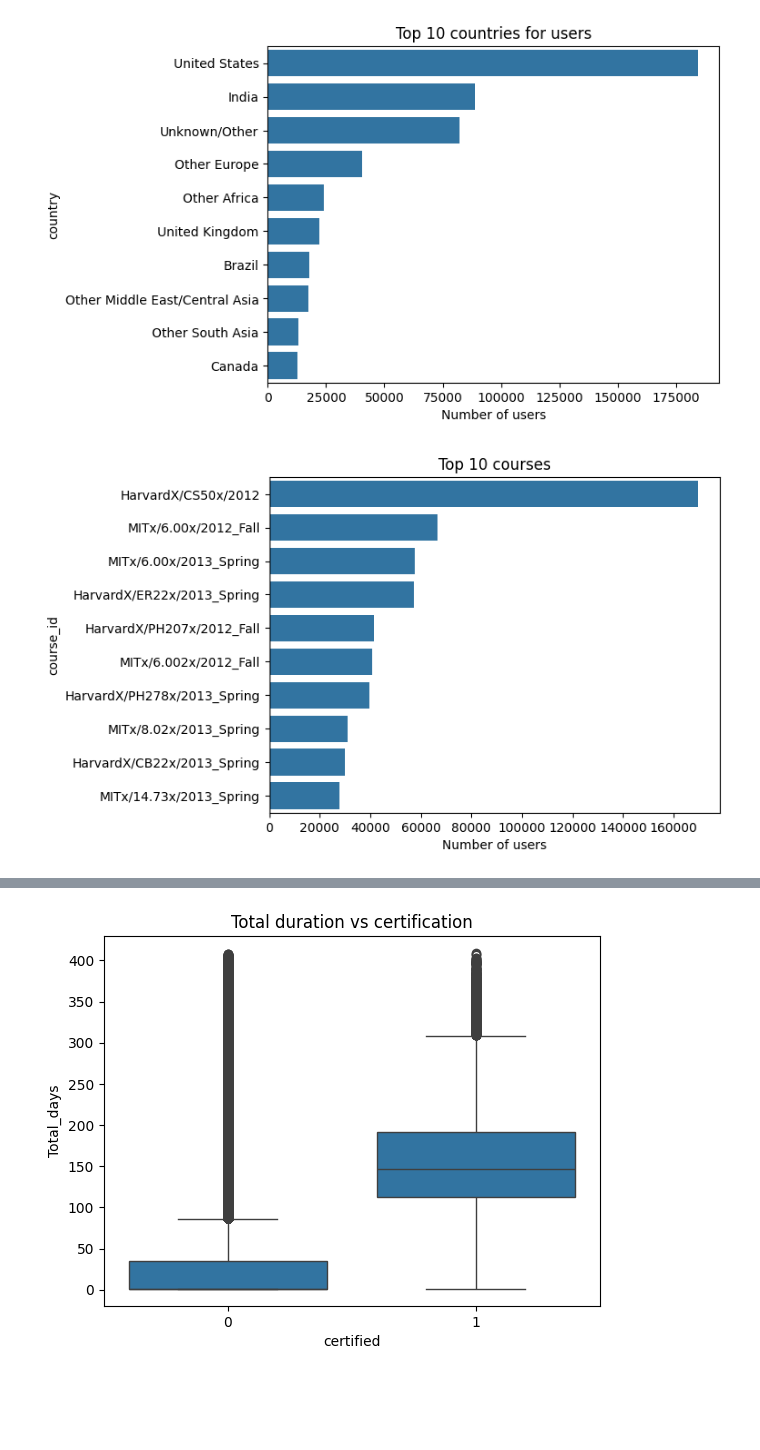
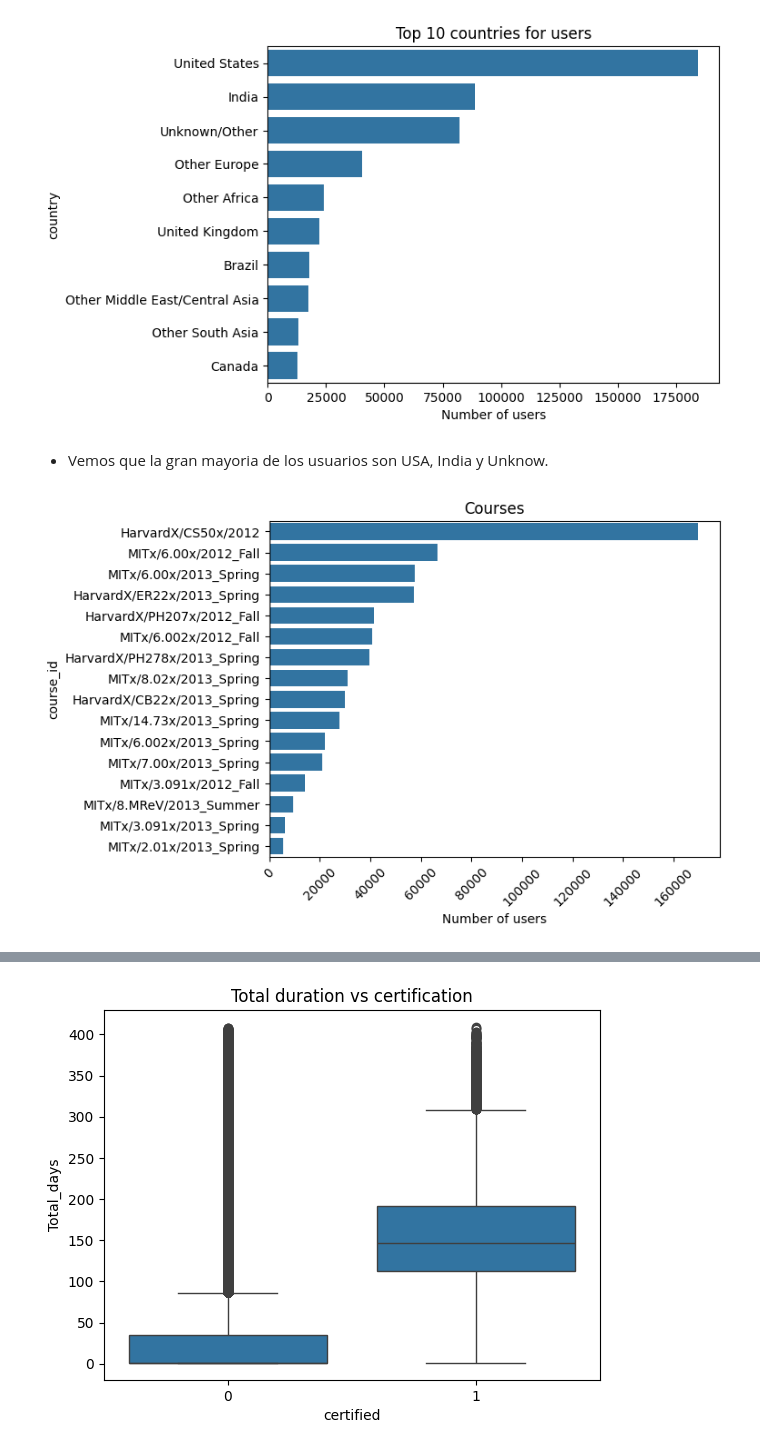
Before and after one commit to abdonrb/Course-engagement, a Jupyter notebook: notebooks/Eda.ipynb, the cells around one changed output, grey strips where cells are left out. Drawn from its saved outputs; the diff is of its cells as text; code cells hidden in the pictures; blank space fills up the shorter version.

```diff
--- a/notebooks/Eda.ipynb
+++ b/notebooks/Eda.ipynb
@@ -317,5 +320,5 @@ plt.show()
 # %% [markdown]
 ## Analísis Univariante
 # %%
-df['active_engagement'] = (df['Total_days'] > 7) & (df['explored'] == 1)
+df['active_engagement'] = (df['Total_days'] > 7) & (df['viewed'] == 1)
 df['abandonment_delay'] = (df['last_event_DI'] - df['start_time_DI']).dt.days
@@ -450,11 +496,12 @@ plt.show()
 # %% [output]
 [figure]
+# %% [markdown]
+- Vemos que la gran mayoria de los usuarios son USA, India y Unknow.
 # %%
-top_courses = df['course_id'].value_counts().nlargest(10)
-
+top_courses = df['course_id'].value_counts()
 sns.barplot(x=top_courses.values, y=top_courses.index)
-plt.title('Top 10 courses')
-plt.xlabel('Number of users')
-plt.show()
+plt.title('Courses')
+plt.tick_params(axis='x', rotation=45)
+plt.xlabel('Number of users');
 # %% [output]
-[figure, old version]
+[figure, new version]
```
Also changed, not shown: parts of 29 cells of this notebook.
